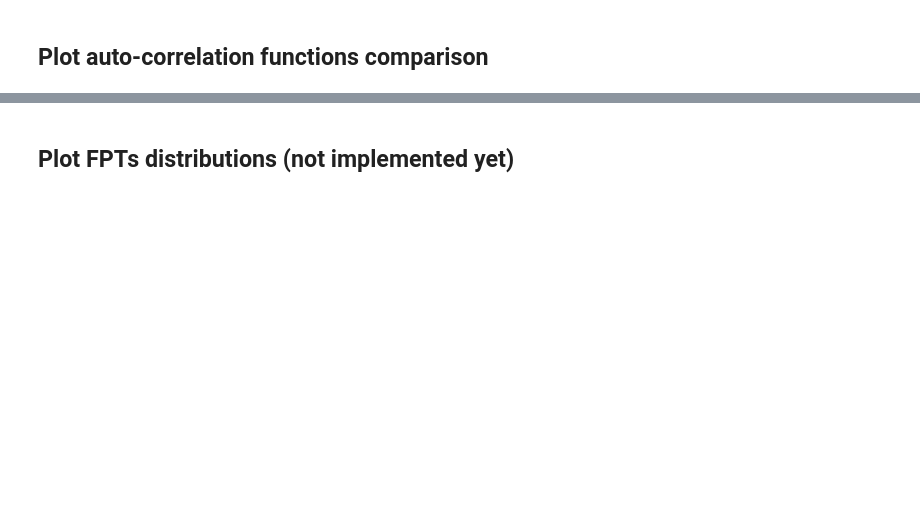
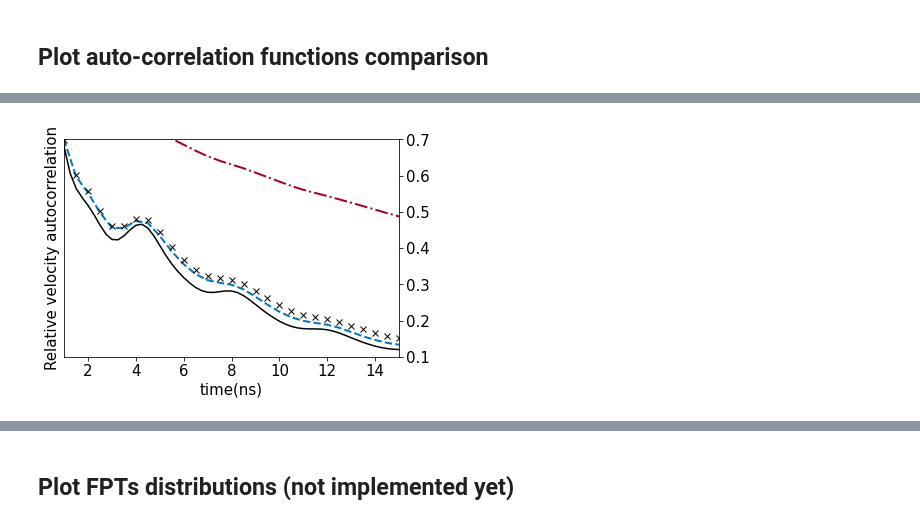
Before and after one commit to maojrs/deepRD, a Jupyter notebook: notebooks/stochasticClosure/03_plotComparisonDimer.ipynb, the cells around one changed output, grey strips where cells are left out. Drawn from its saved outputs; the diff is of its cells as text; code cells hidden in the pictures; blank space fills up the shorter version.

```diff
--- a/notebooks/stochasticClosure/03_plotComparisonDimer.ipynb
+++ b/notebooks/stochasticClosure/03_plotComparisonDimer.ipynb
@@ -394,18 +445,22 @@ plt.savefig('relativeDistance_autocorr_global_bias_box' + str(boxsize) + '.pdf')
 # %%
 f, (ax1) = plt.subplots(1, 1, figsize=(6,4)) #fig, ax = plt.subplots()
 time = dt*integratorStride*acf_stride*np.linspace(1,lagtimesteps,lagtimesteps)
 ax1.plot(time, ACF_ref_relvel, '-k', label = 'benchmark')
 # Plot reduced models
 for i in range(numConditions):
     index = trajIndexes[i]
-    ax1.plot(time, ACF_relvel[i], lineTypeList[i], lw = lwList[i], label = labelList[index])
+    time_resampled = time[1::sampleStep] # resample to only plot every 10th or so point
+    ACF_relvel_resampled = ACF_relvel[i][1::sampleStep]
+    ax1.plot(time_resampled, ACF_relvel_resampled, lineTypeList[i], lw = lwList[i], label = labelList[index])
 ax1.set_xlabel('time(ns)')
 ax1.set_ylabel('Relative velocity autocorrelation')
 ax1.yaxis.tick_right()
-ax1.set_xlim([0,30])
-#ax1.set_ylim([0.4,1])
+ax1.set_xlim([1,15])
+ax1.set_ylim([0.1,0.7])
 #ax1.legend()
-plt.savefig('relativeVelocity_autocorr_global_bias_box' + str(boxsize) + '.pdf')
+plt.savefig('relativeVelocity_autocorr_global_bias_box' + str(boxsize) + '_zoom.pdf')
+# %% [output]
+[figure, added]
 # %%
 # Autocorrelation for orientation
 lagtimesteps = 40
```
Also changed, not shown: parts of 15 cells of this notebook.
